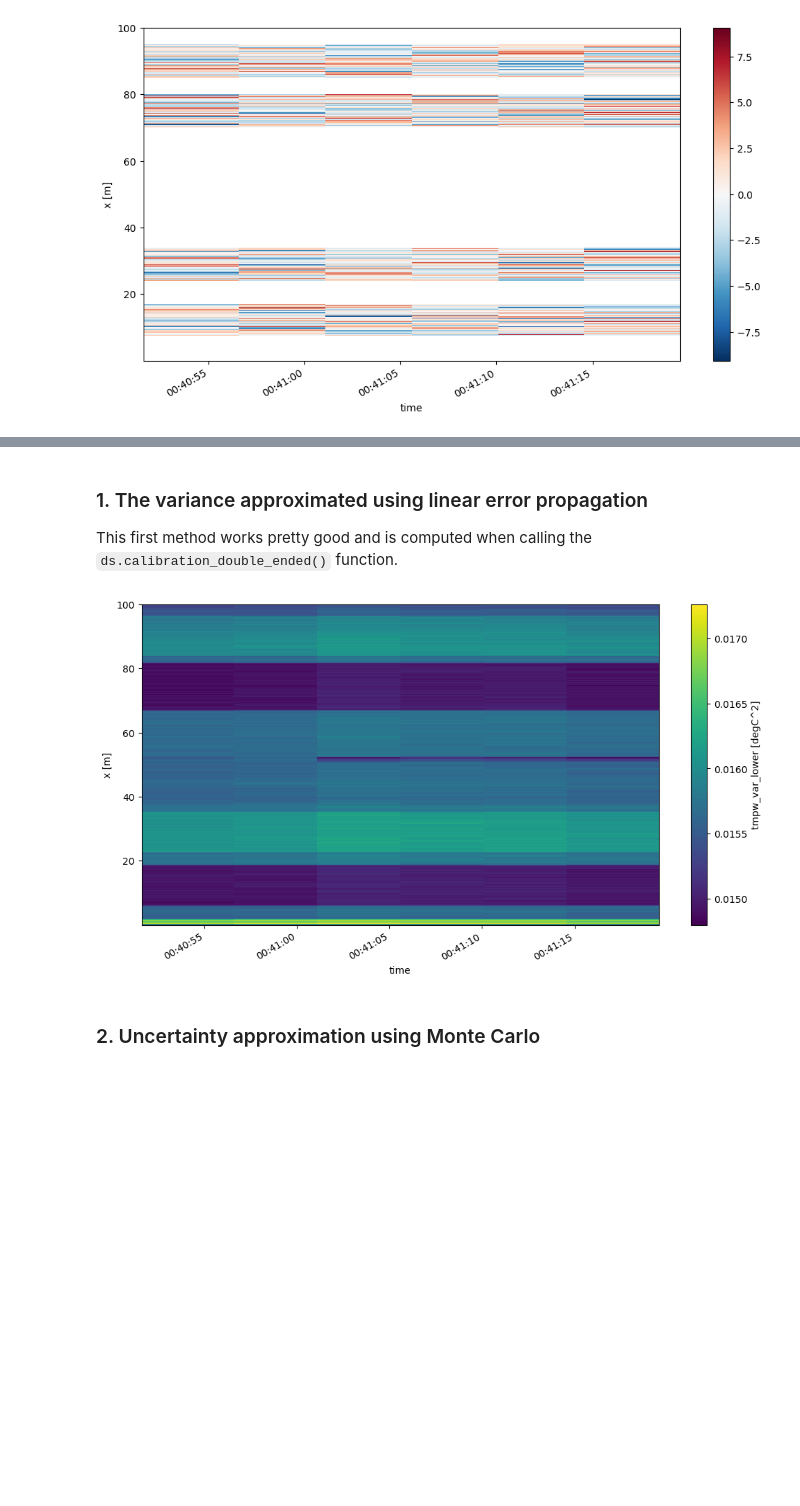
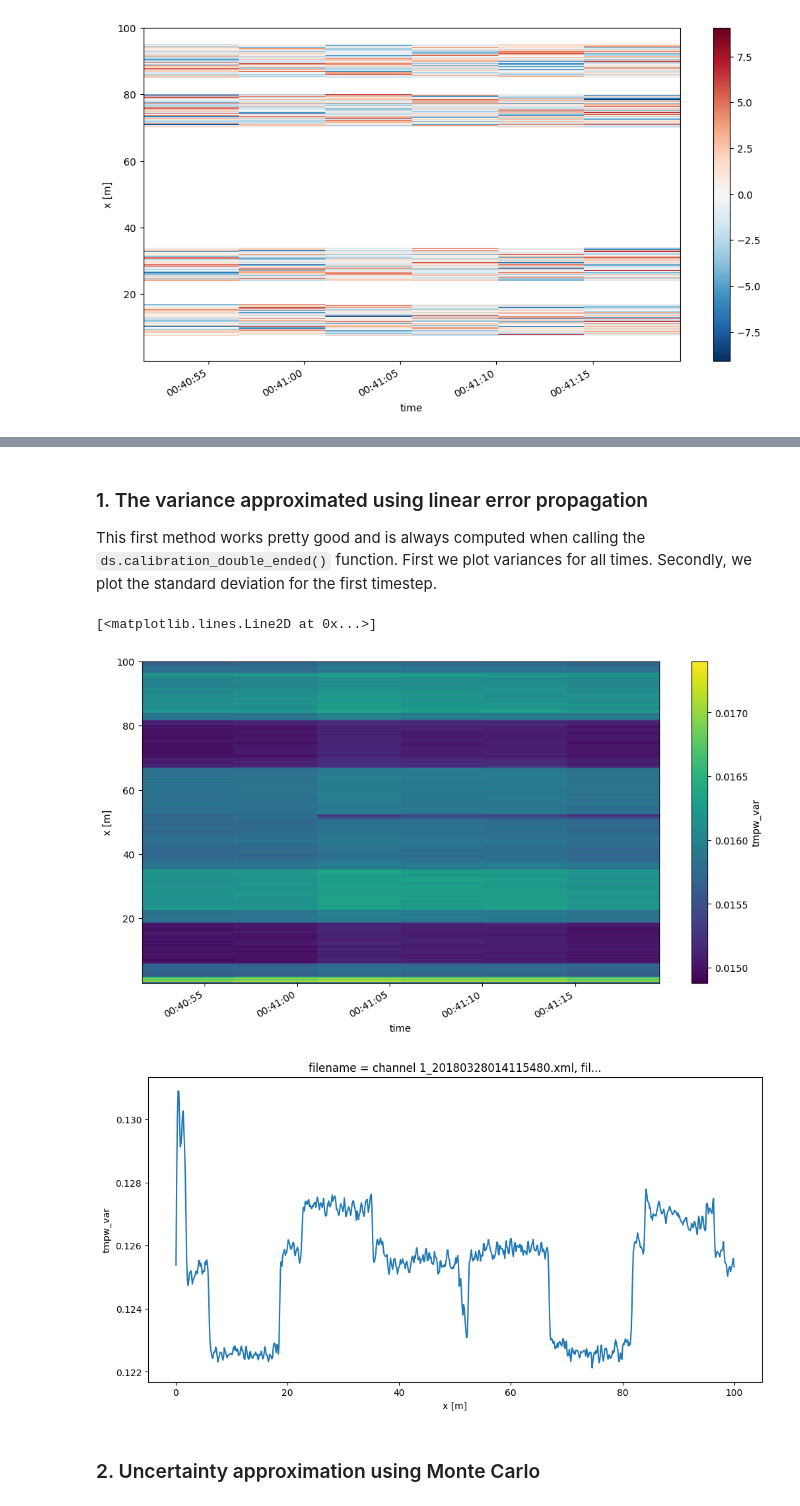
Before and after one commit to dtscalibration/python-dts-calibration, a Jupyter notebook: examples/notebooks/08Calibrate_double_ended.ipynb, the cells around one changed output, grey strips where cells are left out. Cells and saved outputs as stored; diff of their text form; code cells hidden in the pictures; blank space fills up the shorter version.

```diff
--- a/examples/notebooks/08Calibrate_double_ended.ipynb
+++ b/examples/notebooks/08Calibrate_double_ended.ipynb
@@ -96,11 +148,15 @@ The uncertainty of the calibrated temperature can be computed in two manners:
     - Only use this method: 1) To check the first method. 2) Specific interest in confidence intervals.
 # %% [markdown]
 ### 1. The variance approximated using linear error propagation
-This first method works pretty good and is computed when calling the `ds.calibration_double_ended()` function.
+This first method works pretty good and is always computed when calling the `ds.calibration_double_ended()` function. First we plot variances for all times. Secondly, we plot the standard deviation for the first timestep.
-# %%
-ds.tmpw_var_lower.plot(figsize=(12, 6));
-# %% [output]
-[figure, removed]
+# %%
+ds.tmpw_var.plot(figsize=(12, 6))
+ds1 = ds.isel(time=-1)  # take only the first timestep
+(ds1.tmpw_var**0.5).plot(figsize=(12, 6))
+# %% [output]
+[<matplotlib.lines.Line2D at 0x...>]
+[figure, added]
+[figure, added]
 # %% [markdown]
 ### 2. Uncertainty approximation using Monte Carlo
 # %% [markdown]
```
Also changed, not shown: parts of 19 cells of this notebook, 4 other files.
